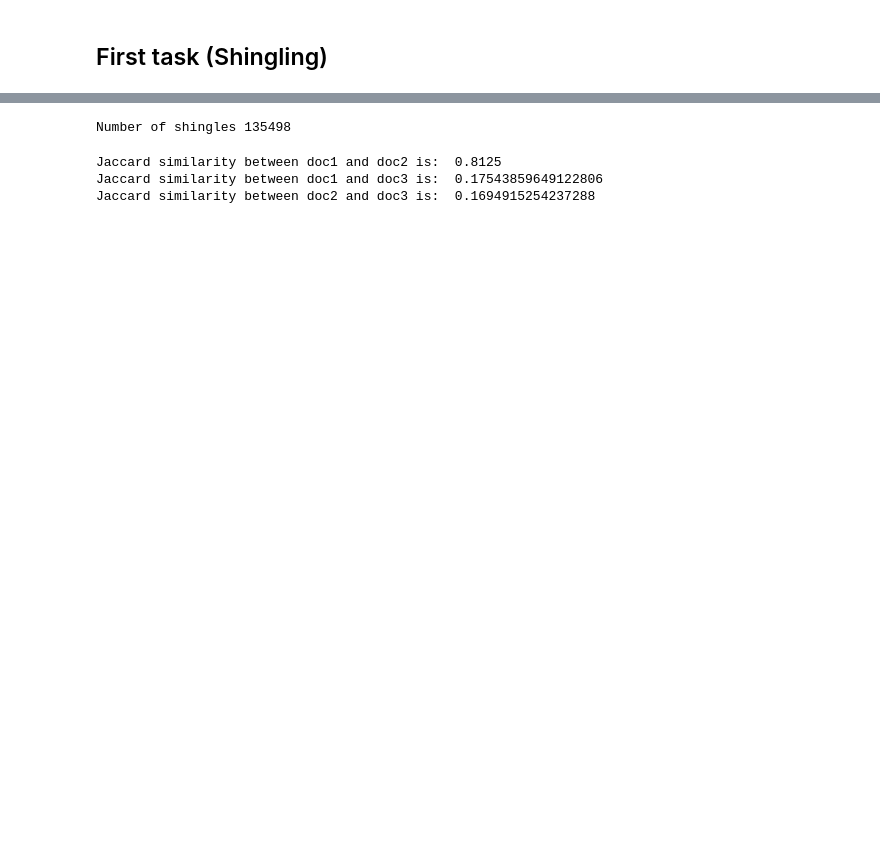
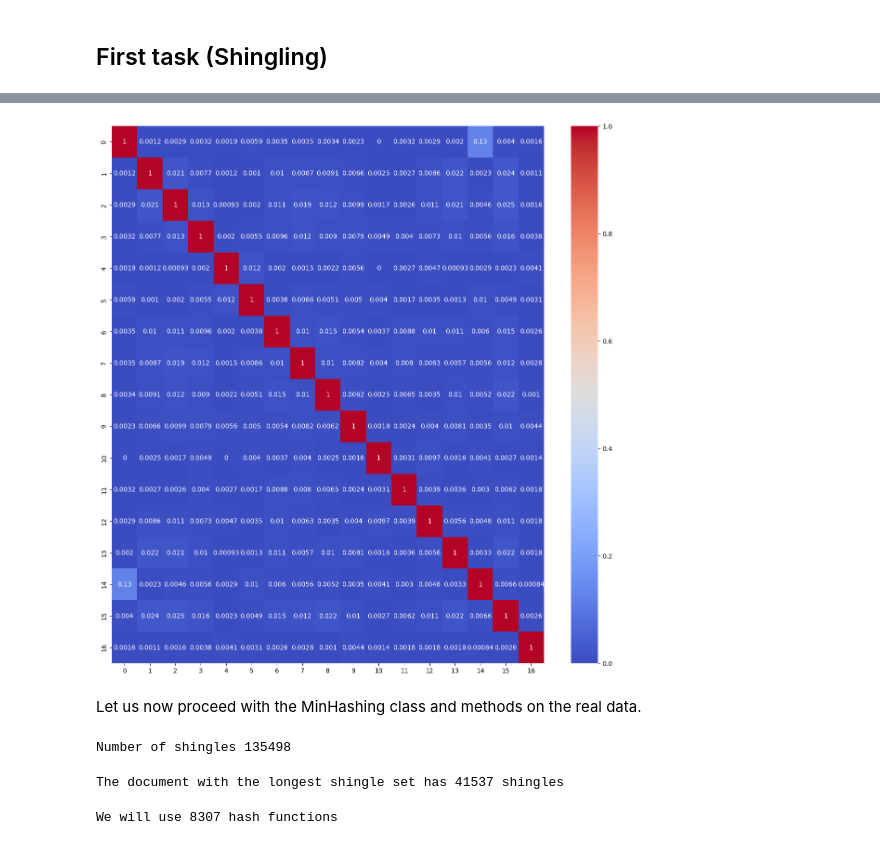
Before and after one commit to matteocirca/data-mining-course-kth-2023, a Jupyter notebook: hw1/hw1.ipynb, the cells around one changed output, grey strips where cells are left out. Cells and saved outputs as stored; diff of their text form; code cells hidden in the pictures; blank space fills up the shorter version.

Commit message:
Add CompareSignatures and test on real data

```diff
--- a/hw1/hw1.ipynb
+++ b/hw1/hw1.ipynb
@@ -69,0 +155,17 @@ class MinHashing:
+# %%
+# Compute the shingles
+shingling = Shingling(k=10) # k=10 as suggested on the slides (good for long documents)
+
+shingles = {}
+
+for i, row in df.iterrows():
+    shingles[i] = shingling.shingle_document(row['text'])
+# %%
+# Comput Jaccard Similarity with CompareSets
+jaccard_similarities = pd.DataFrame(columns=[i for i in range(len(shingles))], index=[i for i in range(len(shingles))])
+
+for i in shingles.keys():
+    for j in shingles.keys():
+        jaccard_similarities[i][j] = CompareSets.jaccard_similarity(shingles[i], shingles[j])
+
+jaccard_similarities
@@ -70,3 +191,12 @@ class MinHashing:
+# %%
+# Heatmap of the Jaccard Similarities
+plt.figure(figsize=(15, 15))
+sns.heatmap(jaccard_similarities.astype(float), cmap='coolwarm', annot=True)
+plt.show()
+# %% [output]
+[figure, added]
+# %% [markdown]
+Let us now proceed with the MinHashing class and methods on the real data.
 # %%
 # Get the shingles for each document
 shingling = Shingling(k=10)
@@ -77,20 +207,24 @@ print("Number of shingles",num_shingles)
 # %% [output]
 Number of shingles 135498
-# %%
-
-doc1 = "hello world today is a good day to die"
-doc2 = "hello world today is a good day to live"
-doc3 = "this document is very different from the other two documents"
-
-shingling = Shingling(k=2)
-shingles1 = shingling.shingle_document(doc1)
-shingles2 = shingling.shingle_document(doc2)
-shingles3 = shingling.shingle_document(doc3)
-
-print("Jaccard similarity between doc1 and doc2 is: ", CompareSets.jaccard_similarity(shingles1, shingles2))
-print("Jaccard similarity between doc1 and doc3 is: ", CompareSets.jaccard_similarity(shingles1, shingles3))
-print("Jaccard similarity between doc2 and doc3 is: ", CompareSets.jaccard_similarity(shingles2, shingles3))
-# %% [output]
-Jaccard similarity between doc1 and doc2 is:  0.8125
-Jaccard similarity between doc1 and doc3 is:  0.17543859649122806
-Jaccard similarity between doc2 and doc3 is:  0.1694915254237288
+# %%
+# Find the document with the longest shingle set (lenght of the shingles x documents matrix)
+max = 0
+for i in range(len(shingles)):
+    if len(shingles[i]) > max:
+        max = len(shingles[i])
+
+print("The document with the longest shingle set has", max, "shingles")
+# %% [output]
+The document with the longest shingle set has 41537 shingles
+# %%
+# Compute the min hashes
+k = int(max/100*20)
+print("We will use", k, "hash functions")
+min_hashing = MinHashing(k=k, num_shingles=num_shingles) # Take k as 20% of the longest shingle set
+
+min_hashes = {}
+
+for shingle in shingles:
+    min_hashes[i] = min_hashing.minhash(shingle)
+# %% [output]
+We will use 8307 hash functions
```
Also changed, not shown: parts of 21 cells of this notebook.
